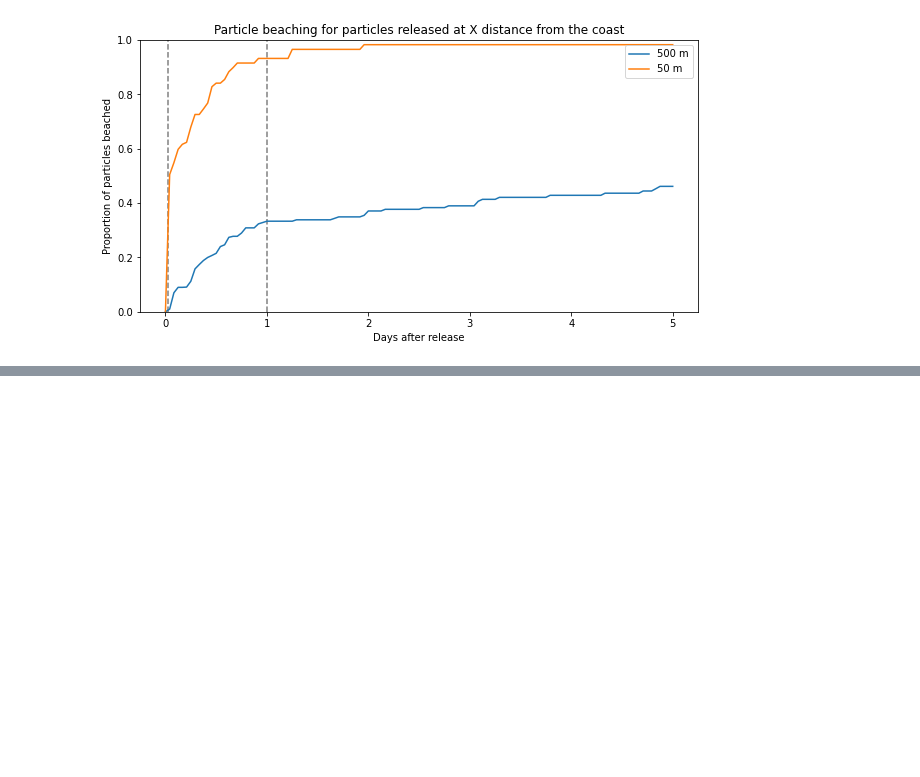
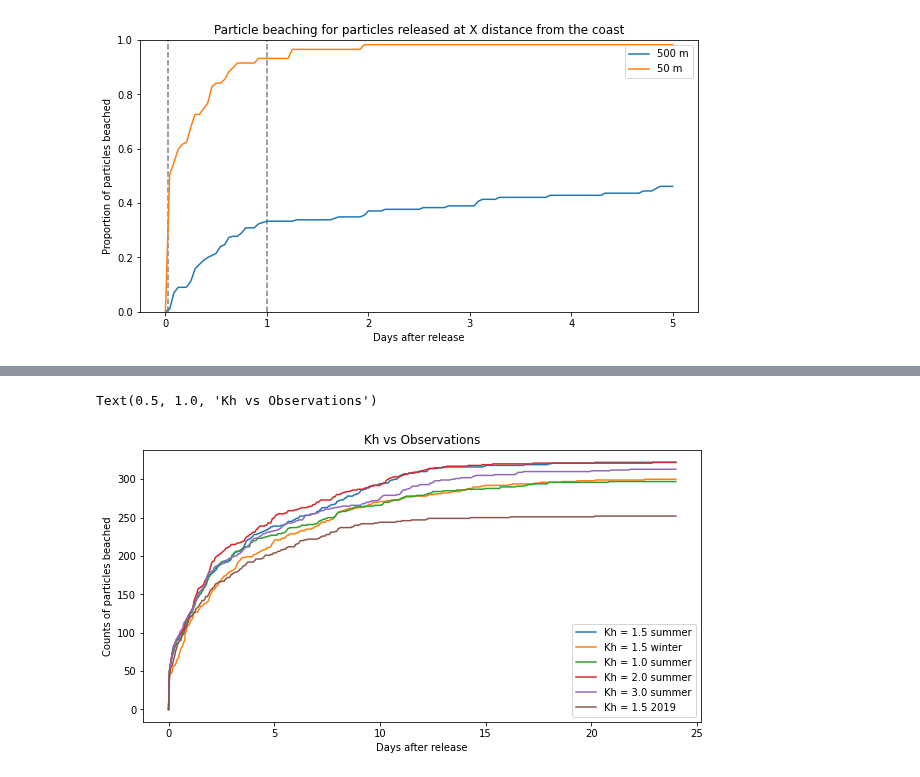
Before and after one commit to SalishSeaCast/analysis-jose, a Jupyter notebook: notebooks/parcels/Remote/Fibres/check_beach.ipynb, the cells around one changed output, grey strips where cells are left out. Drawn from its saved outputs; the diff is of its cells as text; code cells hidden in the pictures; blank space fills up the shorter version.

```diff
--- a/notebooks/parcels/Remote/Fibres/check_beach.ipynb
+++ b/notebooks/parcels/Remote/Fibres/check_beach.ipynb
@@ -363,2 +412,62 @@ Text(0.5, 1.0, 'Kh vs Observations')
+# %%
+beach = ds.beached
+beach2 = ds2.beached
+beach3 = ds3.beached
+beach4 = ds4.beached
+beach5 = ds5.beached
+beach6 = ds6.beached
+
+b,b2,b3,b4,b5,b6 = [],[],[],[],[],[]
+
+for t in range(beach.shape[1]):
+    b.append(np.count_nonzero(beach[:,t] == 1.0))
+    b2.append(np.count_nonzero(beach2[:,t] == 1.0))
+    b3.append(np.count_nonzero(beach3[:,t] == 1.0))
+    b4.append(np.count_nonzero(beach4[:,t] == 1.0))
+    b5.append(np.count_nonzero(beach5[:,t] == 1.0))
+    b6.append(np.count_nonzero(beach6[:,t] == 1.0))
+
+d = [b[0]]
+d2 = [b2[0]]
+d3 = [b3[0]]
+d4 = [b4[0]]
+d5 = [b5[0]]
+d6 = [b6[0]]
+
+for i in range(1,len(b)):
+    d.append(b[i] - (b[i-1]))
+    d2.append(b2[i] - (b2[i-1]))
+    d3.append(b3[i] - (b3[i-1]))
+    d4.append(b4[i] - (b4[i-1]))
+    d5.append(b5[i] - (b5[i-1]))
+    d6.append(b6[i] - (b6[i-1]))
+
+time = np.linspace(0,24,577)
+time2 = np.linspace(0,24*24,577)
+fig,axs = plt.subplots(1,1,figsize=(10,5))
+plt.plot(time,b,label='Kh = 1.5 summer')
+plt.plot(time,b2,label='Kh = 1.5 winter')
+plt.plot(time,b3,label='Kh = 1.0 summer')
+plt.plot(time,b4,label='Kh = 2.0 summer')
+plt.plot(time,b5,label='Kh = 3.0 summer')
+plt.plot(time,b6,label='Kh = 1.5 2019')
+#plt.axvline(x=time_prob(n,1.5)[0],linestyle='--',color='grey')
+#plt.axvline(x=time_prob(n,1.5)[1],linestyle='--',color='grey')
+
+alpha = 1/(3.5*24)
+p = 841* alpha * np.exp(-alpha*time2)
+p2 =[p[0]]
+for i in range(1,len(time2)):
+    p2.append(np.sum(p[:i]))
+#plt.plot(time,p2,label="Observations SoG")
+#plt.xlim([0,24])
+#plt.ylim([0,50])
+plt.legend()
+plt.xlabel('Days after release')
+plt.ylabel('Counts of particles beached')
+plt.title('Kh vs Observations')
+# %% [output]
+Text(0.5, 1.0, 'Kh vs Observations')
+[figure, added]
 # %%
 # fps=3
```
Also changed, not shown: parts of 6 cells of this notebook, 9 other files.
